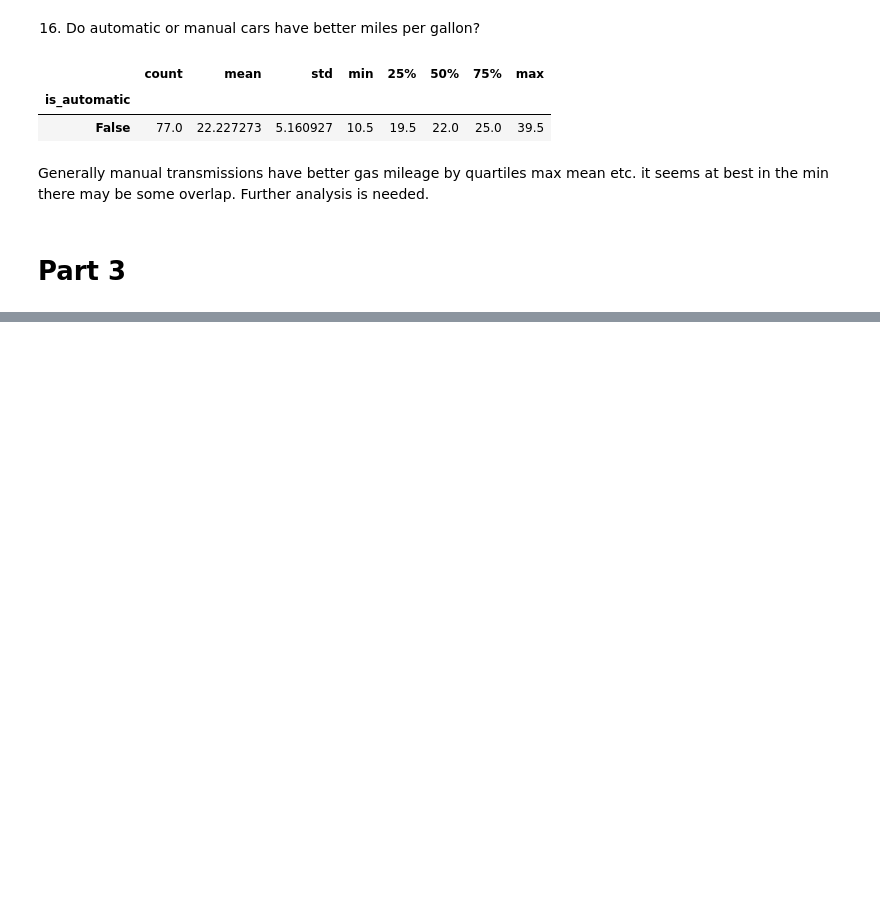
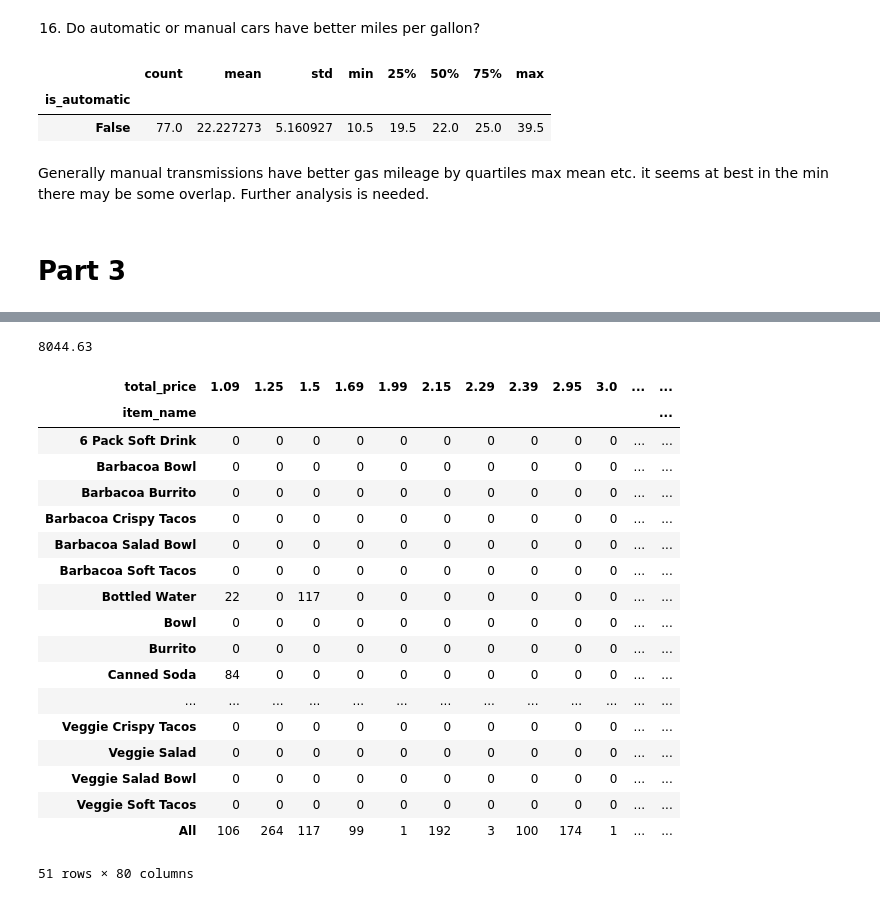
Before and after one commit to Alfred-W-S-Pirovits-Jr/numpy-pandas-visualization-exercises, a Jupyter notebook: advanced_dataframes.ipynb, the cells around one changed output, grey strips where cells are left out. Saved outputs shown, nothing was run; the diff lists cells and outputs as text; code cells hidden in the pictures; blank space fills up the shorter version.

```diff
--- a/advanced_dataframes.ipynb
+++ b/advanced_dataframes.ipynb
@@ -375,0 +431,3 @@ Generally manual transmissions have better gas mileage by quartiles max mean etc
+# %%
+chipotle_df = pd.read_sql('SELECT * FROM orders;', get_db_url('chipotle'))
+chipotle_df
@@ -375,0 +486,2 @@ Generally manual transmissions have better gas mileage by quartiles max mean etc
+# %%
+total_price_df = chipotle_df.assign(total_price = (chipotle_df.quantity * chipotle_df.item_price.str.strip('$').astype('float')))
@@ -375,0 +560,26 @@ Generally manual transmissions have better gas mileage by quartiles max mean etc
+# %%
+total_pivot.All.values[:-1].max()
+# %% [output]
+8044.63
+# %%
+pd.crosstab(total_price_df.item_name, total_price_df.total_price, margins=True) #Deadend but think about it later
+# %% [output]
+| total_price | 1.09 | 1.25 | 1.5 | 1.69 | 1.99 | 2.15 | 2.29 | 2.39 | 2.95 | 3.0 | ... | ... |
+| item_name |  |  |  |  |  |  |  |  |  |  |  | ... |
+| 6 Pack Soft Drink | 0 | 0 | 0 | 0 | 0 | 0 | 0 | 0 | 0 | 0 | ... | ... |
+| Barbacoa Bowl | 0 | 0 | 0 | 0 | 0 | 0 | 0 | 0 | 0 | 0 | ... | ... |
+| Barbacoa Burrito | 0 | 0 | 0 | 0 | 0 | 0 | 0 | 0 | 0 | 0 | ... | ... |
+| Barbacoa Crispy Tacos | 0 | 0 | 0 | 0 | 0 | 0 | 0 | 0 | 0 | 0 | ... | ... |
+| Barbacoa Salad Bowl | 0 | 0 | 0 | 0 | 0 | 0 | 0 | 0 | 0 | 0 | ... | ... |
+| Barbacoa Soft Tacos | 0 | 0 | 0 | 0 | 0 | 0 | 0 | 0 | 0 | 0 | ... | ... |
+| Bottled Water | 22 | 0 | 117 | 0 | 0 | 0 | 0 | 0 | 0 | 0 | ... | ... |
+| Bowl | 0 | 0 | 0 | 0 | 0 | 0 | 0 | 0 | 0 | 0 | ... | ... |
+| Burrito | 0 | 0 | 0 | 0 | 0 | 0 | 0 | 0 | 0 | 0 | ... | ... |
+| Canned Soda | 84 | 0 | 0 | 0 | 0 | 0 | 0 | 0 | 0 | 0 | ... | ... |
+| ... | ... | ... | ... | ... | ... | ... | ... | ... | ... | ... | ... | ... |
+| Veggie Crispy Tacos | 0 | 0 | 0 | 0 | 0 | 0 | 0 | 0 | 0 | 0 | ... | ... |
+| Veggie Salad | 0 | 0 | 0 | 0 | 0 | 0 | 0 | 0 | 0 | 0 | ... | ... |
+| Veggie Salad Bowl | 0 | 0 | 0 | 0 | 0 | 0 | 0 | 0 | 0 | 0 | ... | ... |
+| Veggie Soft Tacos | 0 | 0 | 0 | 0 | 0 | 0 | 0 | 0 | 0 | 0 | ... | ... |
+| All | 106 | 264 | 117 | 99 | 1 | 192 | 3 | 100 | 174 | 1 | ... | ... |
+51 rows × 80 columns
```
Also changed, not shown: parts of 44 cells of this notebook.
